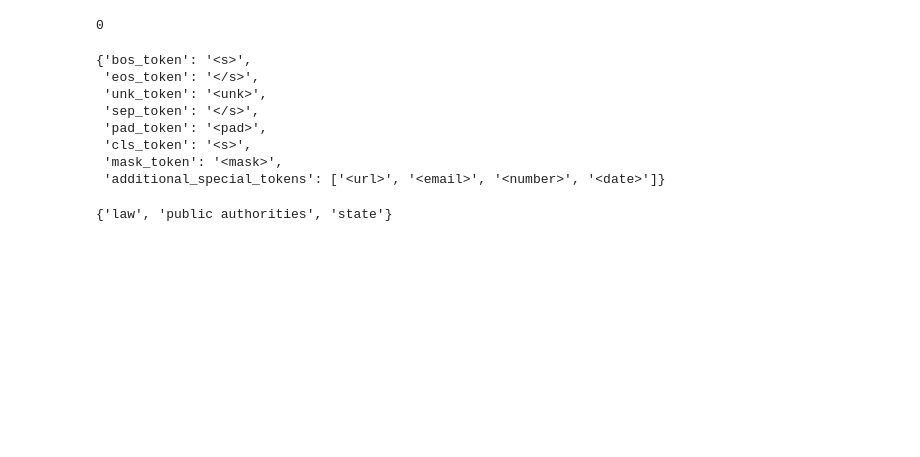
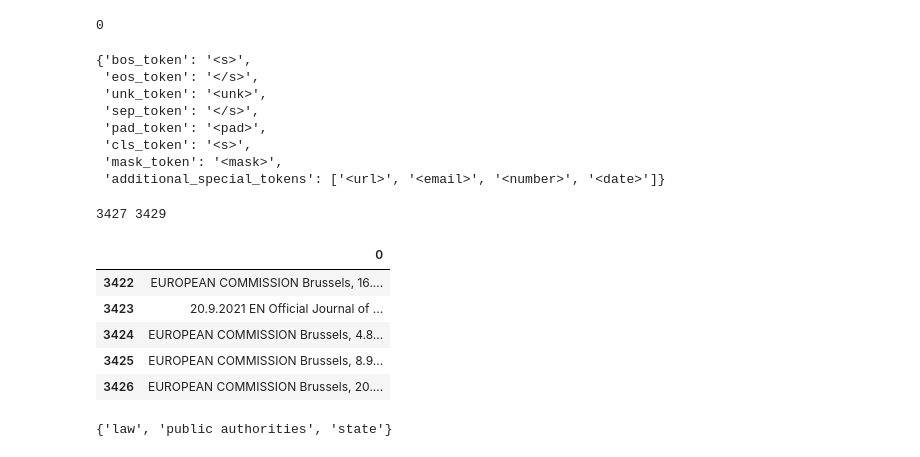
Before and after one commit to BMarcin/PetraRQ, a Jupyter notebook: notebooks/RoBERTa - classification.ipynb, the cells around one changed output. Saved outputs shown, nothing was run; the diff lists cells and outputs as text; code cells hidden in the pictures; blank space fills up the shorter version.

```diff
--- a/notebooks/RoBERTa - classification.ipynb
+++ b/notebooks/RoBERTa - classification.ipynb
@@ -45,7 +45,7 @@ tokenizer.special_tokens_map
 # %%
 import pandas as pd
 # %%
-data1 = pd.read_csv("../data/dev/in.tsv", delimiter='\t', header=None, encoding="utf8")
-data2 = pd.read_csv("../data/test/in.tsv", delimiter='\t', header=None, encoding="utf8")
-data3 = pd.read_csv("../data/train/in.tsv", delimiter='\t', header=None, encoding="utf8")
+data1 = pd.read_csv("../data/dev/in.tsv", delimiter='\t', header=None, encoding="utf8", quoting=0)
+# data2 = pd.read_csv("../data/test/in.tsv", delimiter='\t', header=None, encoding="utf8")
+# data3 = pd.read_csv("../data/train/in.tsv", delimiter='\t', header=None, encoding="utf8")
 # %%
@@ -55,3 +55,16 @@ labels3 = pd.read_csv("../data/train/expected.tsv", delimiter='\t', header=None,
+# %%
+print(len(data1), len(labels1))
+# %% [output]
+3427 3429
+# %%
+data1.tail()
+# %% [output]
+|  | 0 |
+| 3422 | EUROPEAN COMMISSION Brussels, 16.... |
+| 3423 | 20.9.2021 EN Official Journal of ... |
+| 3424 | EUROPEAN COMMISSION Brussels, 4.8... |
+| 3425 | EUROPEAN COMMISSION Brussels, 8.9... |
+| 3426 | EUROPEAN COMMISSION Brussels, 20.... |
 # %%
 import torch
 # %%
```
Also changed, not shown: parts of 2 cells of this notebook, 2 other files.
